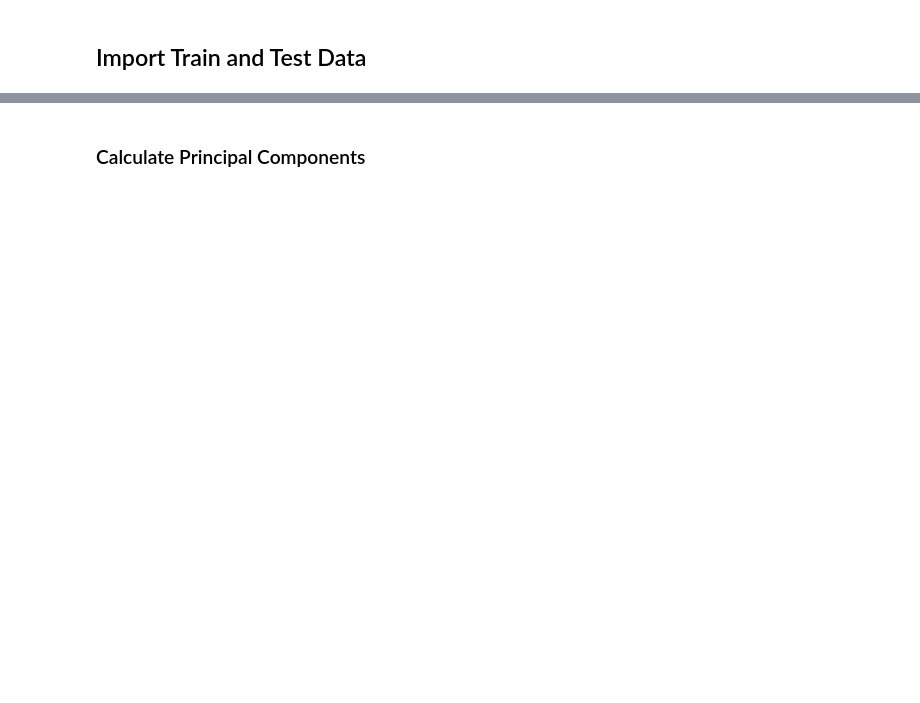
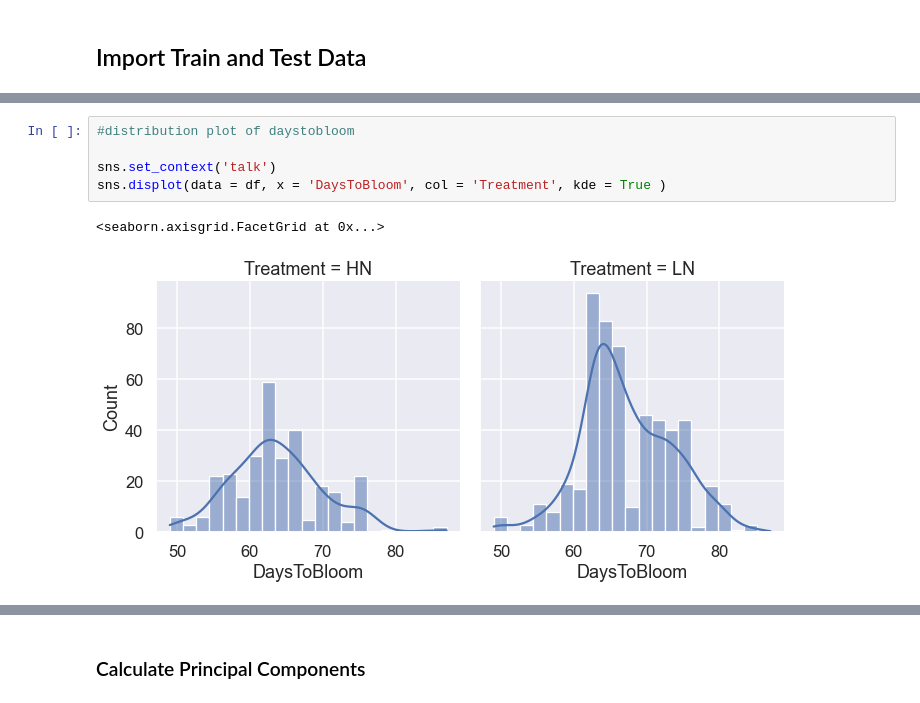
Before and after one commit to aime-valentin/sorghum_flowering_time_prediction, a Jupyter notebook: notebooks/days_to_bloom/sorghum_flowering_predictions_with_ExtraTrees_yellow-1.3.ipynb, the cells around one changed output, grey strips where cells are left out. Drawn from its saved outputs; the diff is of its cells as text; blank space fills up the shorter version.

```diff
--- a/notebooks/days_to_bloom/sorghum_flowering_predictions_with_ExtraTrees_yellow-1.3.ipynb
+++ b/notebooks/days_to_bloom/sorghum_flowering_predictions_with_ExtraTrees_yellow-1.3.ipynb
@@ -38,0 +101,8 @@ df.head(3)
+# %%
+#distribution plot of daystobloom
+
+sns.set_context('talk')
+sns.displot(data = df, x = 'DaysToBloom', col = 'Treatment', kde = True )
+# %% [output]
+<seaborn.axisgrid.FacetGrid at 0x...>
+[figure, added]
```
Also changed, not shown: parts of 41 cells of this notebook, 10 other files.
